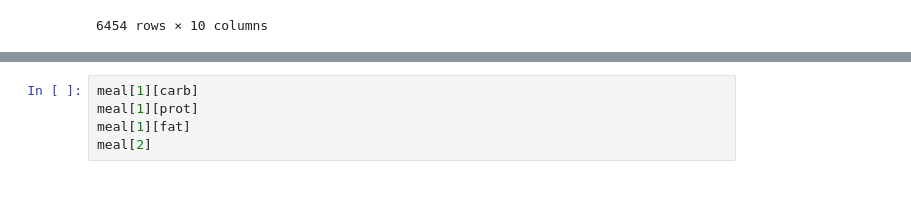
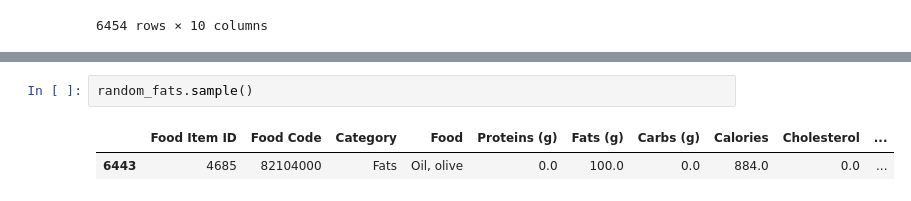
Before and after one commit to seanhoffman76/Project1, a Jupyter notebook: NutrientsAnalysis.ipynb, the cells around one changed output, grey strips where cells are left out. Cells and saved outputs as stored; diff of their text form.

```diff
--- a/NutrientsAnalysis.ipynb
+++ b/NutrientsAnalysis.ipynb
@@ -133,5 +92,5 @@ meal_items_df = pd.DataFrame(meal_items)
-# %%
-meal[1][carb]
-meal[1][prot]
-meal[1][fat]
-meal[2]
+# %%
+random_fats.sample()
+# %% [output]
+|  | Food Item ID | Food Code | Category | Food | Proteins (g) | Fats (g) | Carbs (g) | Calories | Cholesterol | ... |
+| 6443 | 4685 | 82104000 | Fats | Oil, olive | 0.0 | 100.0 | 0.0 | 884.0 | 0.0 | ... |
```
Also changed, not shown: parts of 12 cells of this notebook.
